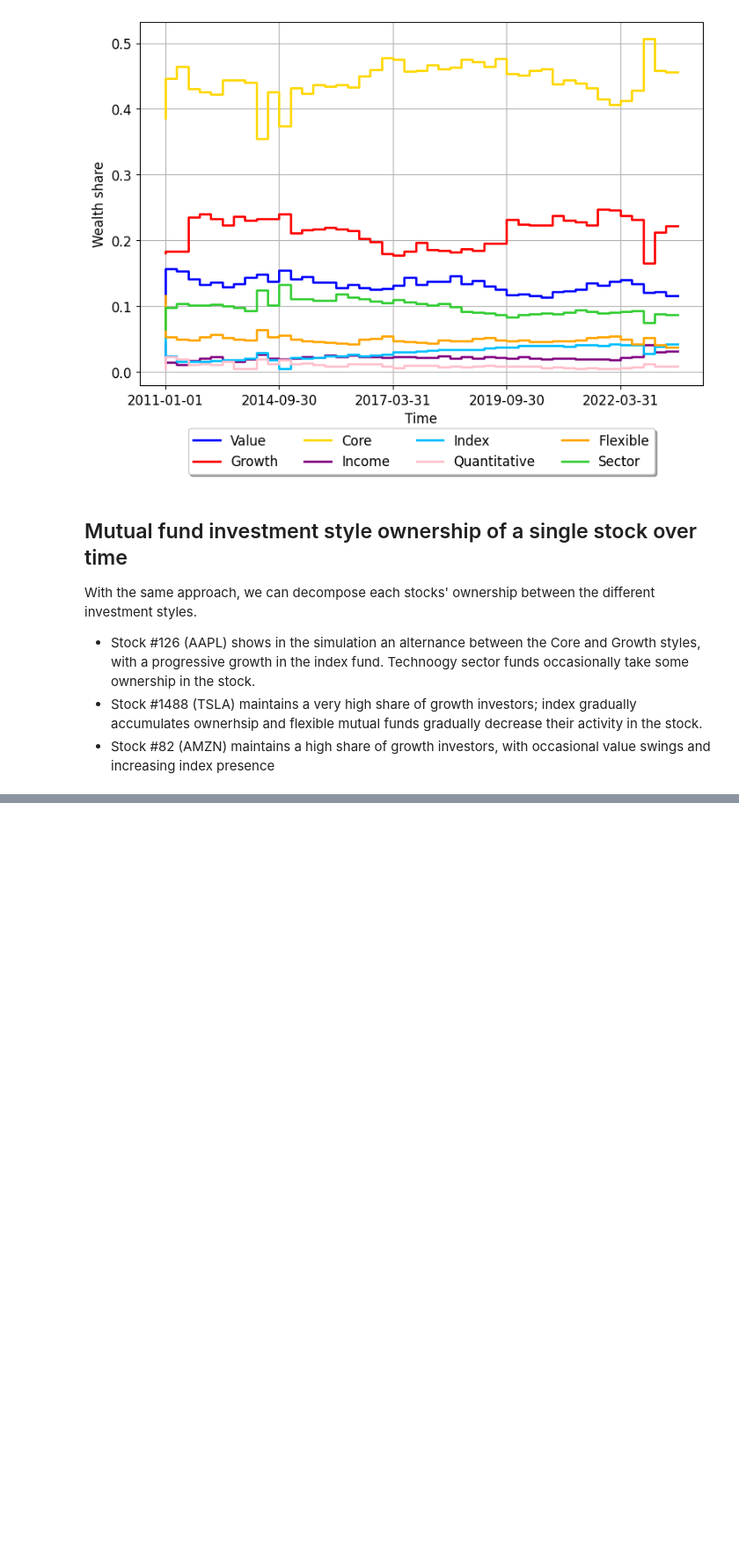
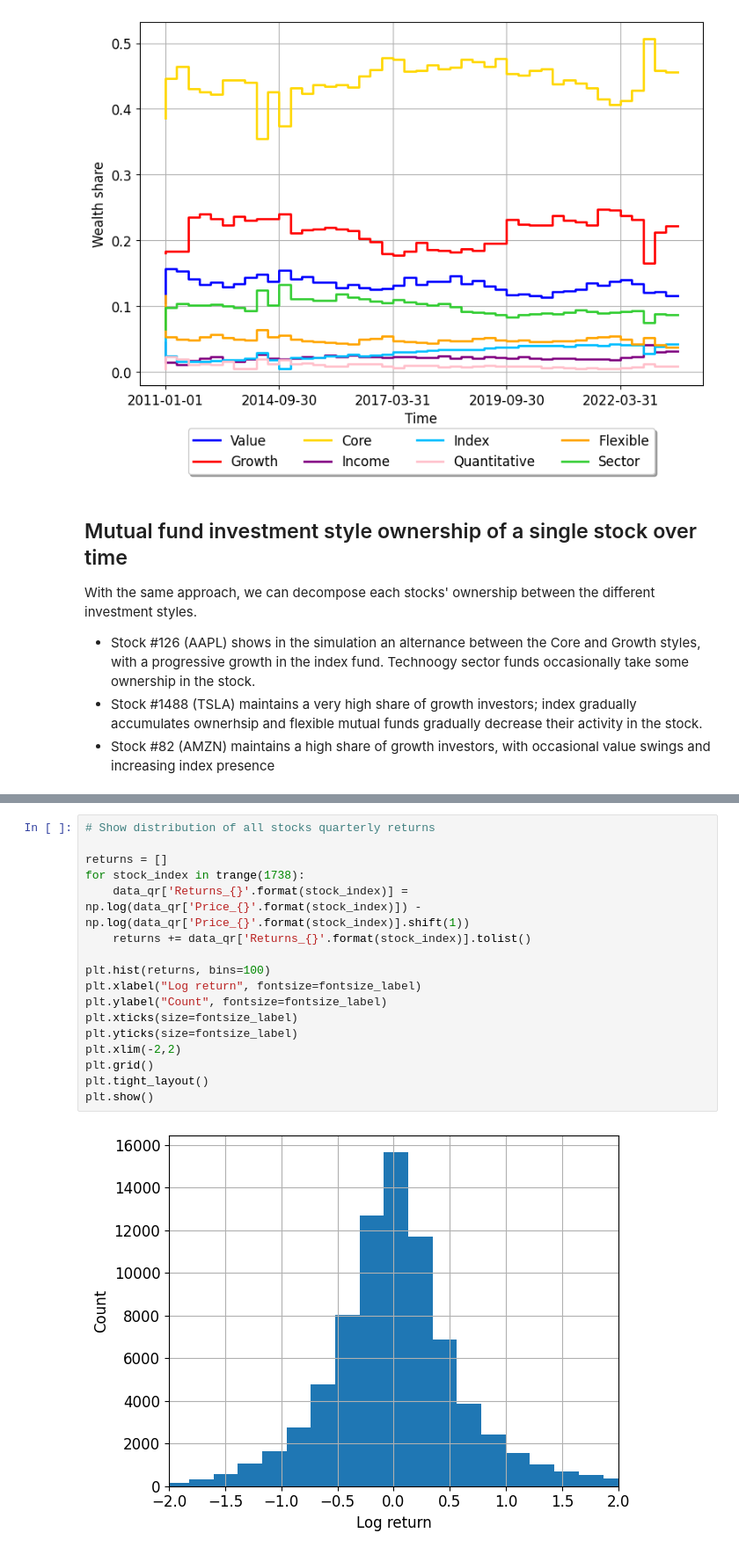
Before and after one commit to aymericvie/demo-evology, a Jupyter notebook: demo.ipynb, the cells around one changed output, grey strips where cells are left out. Shown: that part at 88% size. Drawn from its saved outputs; the diff is of its cells as text; blank space fills up the shorter version.

```diff
--- a/demo.ipynb
+++ b/demo.ipynb
@@ -141,0 +206,19 @@ show_ownership_plot(82)
+# %%
+# Show distribution of all stocks quarterly returns
+
+returns = []
+for stock_index in trange(1738):
+    data_qr['Returns_{}'.format(stock_index)] = np.log(data_qr['Price_{}'.format(stock_index)]) - np.log(data_qr['Price_{}'.format(stock_index)].shift(1))
+    returns += data_qr['Returns_{}'.format(stock_index)].tolist()
+
+plt.hist(returns, bins=100)
+plt.xlabel("Log return", fontsize=fontsize_label)
+plt.ylabel("Count", fontsize=fontsize_label)
+plt.xticks(size=fontsize_label)
+plt.yticks(size=fontsize_label)
+plt.xlim(-2,2)
+plt.grid()
+plt.tight_layout()
+plt.show()
+# %% [output]
+[figure, added]
```
Also changed, not shown: parts of 19 cells of this notebook.
